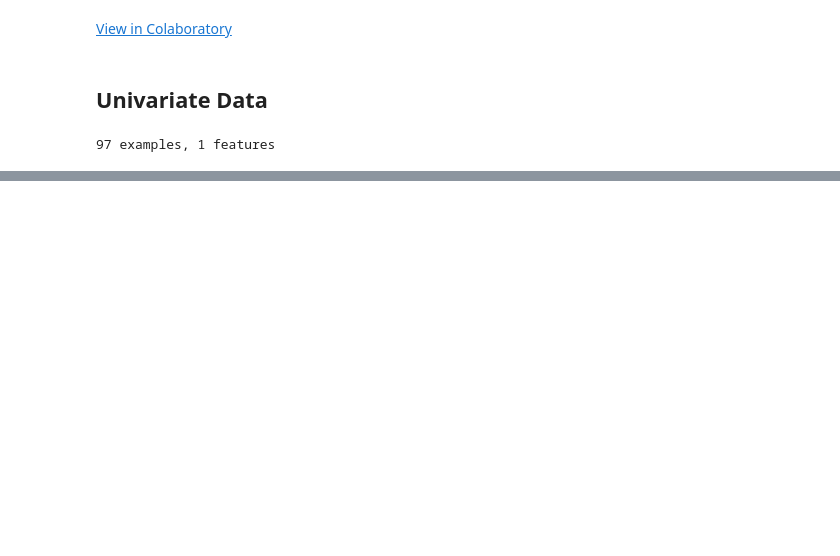
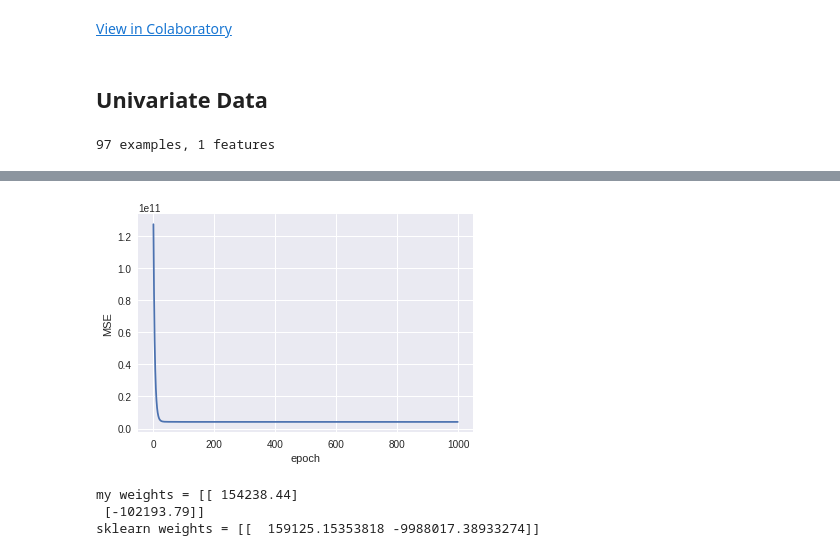
Before and after one commit to scumabo/Deep-Learning-with-tf.keras, a Jupyter notebook: 1_Linear_regression_(tf_keras).ipynb, the cells around one changed output, grey strips where cells are left out. Drawn from its saved outputs; the diff is of its cells as text; code cells hidden in the pictures; blank space fills up the shorter version.

```diff
--- a/1_Linear_regression_(tf_keras).ipynb
+++ b/1_Linear_regression_(tf_keras).ipynb
@@ -106,0 +119,20 @@ Interestingly, it takes thounds of epochs for tf.keras to fit the linear model.
+# %%
+model = tf.keras.Sequential()
+layer = tf.keras.layers.Dense(1, input_dim = 2)
+model.add(layer)
+
+
+
+model.compile(optimizer = 'SGD',
+              loss = 'MSE',
+              metrics=['MSE'])
+
+history = model.fit(X, Y, epochs = 1000, verbose = 0)
+
+# summarize history for loss
+plt.plot(history.history['loss'])
+plt.ylabel('MSE')
+plt.xlabel('epoch')
+plt.show()
+# %% [output]
+[figure, added]
@@ -106,0 +143,9 @@ Interestingly, it takes thounds of epochs for tf.keras to fit the linear model.
+# %%
+regr = LinearRegression()
+regr.fit(X, Y)
+print("my weights = " + str(w))
+print("sklearn weights = " + str(regr.coef_))
+# %% [output]
+my weights = [[ 154238.44]
+ [-102193.79]]
+sklearn weights = [[  159125.15353818 -9988017.38933274]]
```
Also changed, not shown: parts of 10 cells of this notebook.
